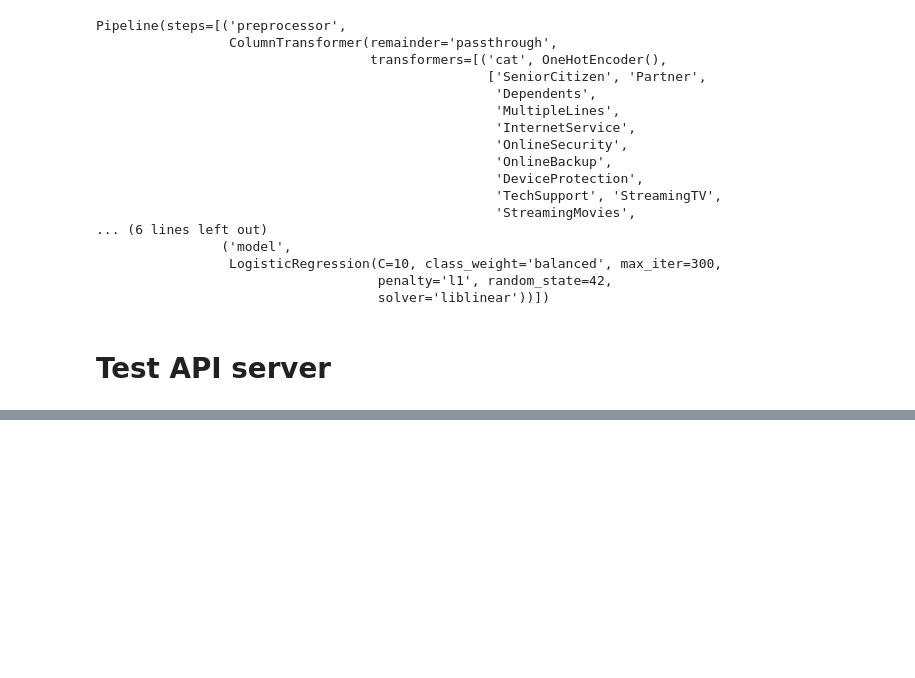
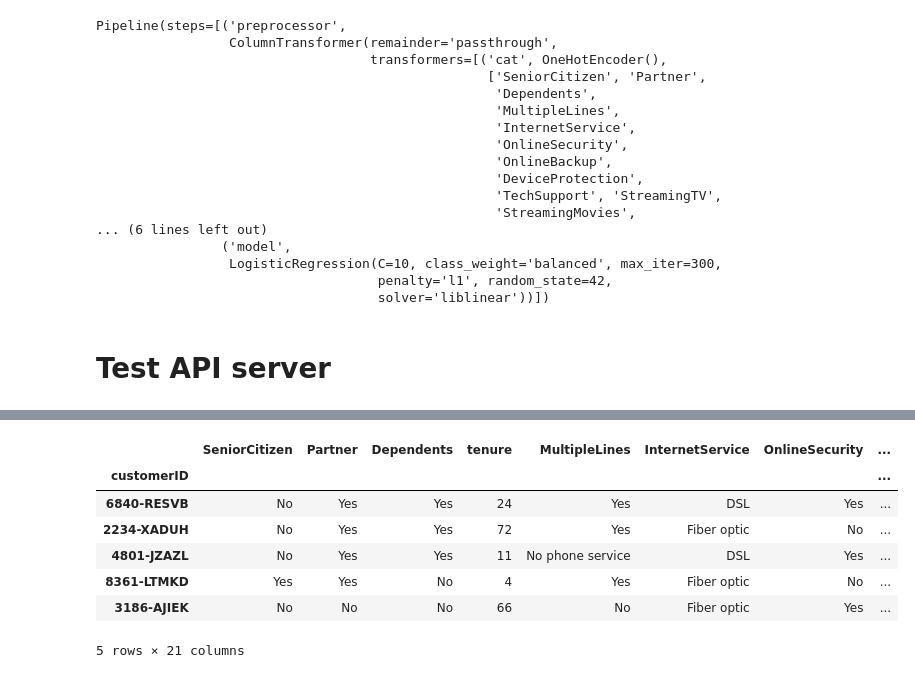
Before and after one commit to Eric-Oliveira-ds/Telco-Customer-Churn, a Jupyter notebook: notebook/make_pipeline_project.ipynb, the cells around one changed output, grey strips where cells are left out. Cells and saved outputs as stored; diff of their text form; code cells hidden in the pictures; blank space fills up the shorter version.

```diff
--- a/notebook/make_pipeline_project.ipynb
+++ b/notebook/make_pipeline_project.ipynb
@@ -480,0 +505,21 @@ df_result
+# %%
+# get predictions (current)
+test_df['Probability'] = model.predict_proba(test_df)[:,1]
+test_df['Prediction'] = model.predict(test_df)
+# %%
+# get prescription
+test_df["Probability"] = np.around(test_df['Probability'], decimals=2)
+
+test_df["Prescription"] = np.where(test_df['Probability'] >= 0.70, "High Potential Churn - Red alert",
+                    np.where(test_df['Probability'] >= 0.50, "Moderate Potential Churn - Yellow alert", "No Potential Churn"))
+# %%
+test_df.tail()
+# %% [output]
+|  | SeniorCitizen | Partner | Dependents | tenure | MultipleLines | InternetService | OnlineSecurity | ... |
+| customerID |  |  |  |  |  |  |  | ... |
+| 6840-RESVB | No | Yes | Yes | 24 | Yes | DSL | Yes | ... |
+| 2234-XADUH | No | Yes | Yes | 72 | Yes | Fiber optic | No | ... |
+| 4801-JZAZL | No | Yes | Yes | 11 | No phone service | DSL | Yes | ... |
+| 8361-LTMKD | Yes | Yes | No | 4 | Yes | Fiber optic | No | ... |
+| 3186-AJIEK | No | No | No | 66 | No | Fiber optic | Yes | ... |
+5 rows × 21 columns
```
Also changed, not shown: parts of 22 cells of this notebook, 1 other file.
